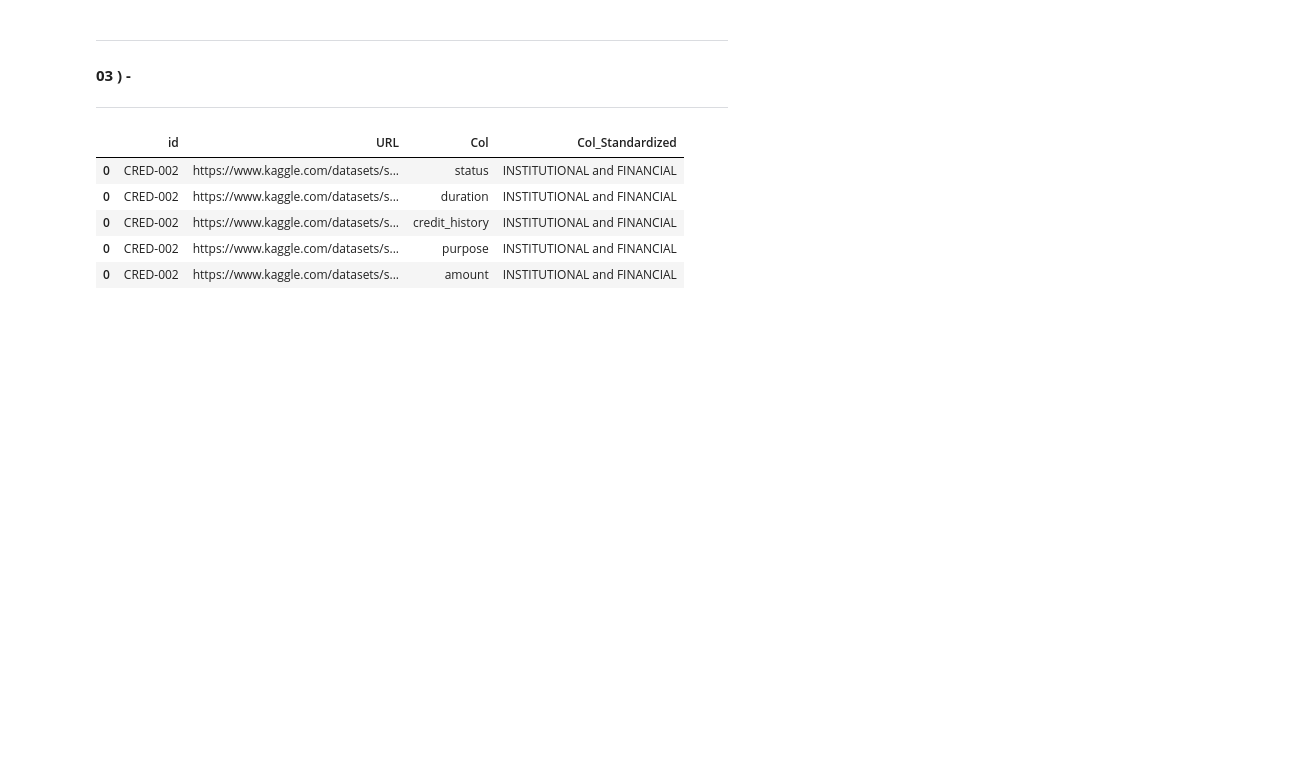
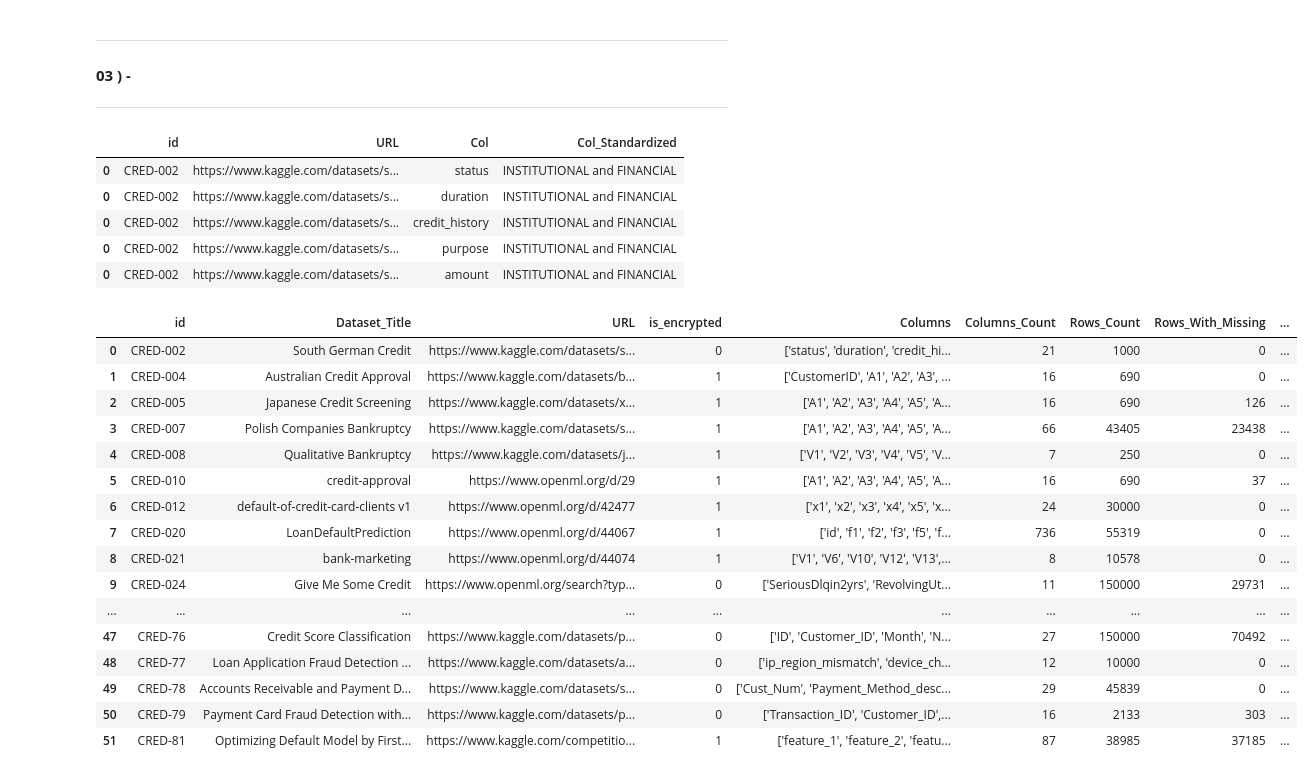
Before and after one commit to OfAndreS/CreditFairnessData, a Jupyter notebook: Notebooks/Scripts.ipynb, the cells around one changed output. Drawn from its saved outputs; the diff is of its cells as text; code cells hidden in the pictures; blank space fills up the shorter version.

```diff
--- a/Notebooks/Scripts.ipynb
+++ b/Notebooks/Scripts.ipynb
@@ -5,10 +5,9 @@ import json
 import ast
 import os
 # %%
-PATHSAVECSV = '../Data/PosProcessed/csv/'
-PATHLOAD = '../Data/PreProcessed/'
-PATHJSON = '../Data/Raw/VarDict_v2.json'
-PATHRAW = '../Data/Raw/'
+PREPATH = '../Data/PreProcessed/'
+POSPATH = '../Data/PosProcessed/'
+CLASSPATH = '../Data/Classification/'
 # %% [markdown]
 ---
 
@@ -205,3 +204,23 @@ tabela_final.head()
 | 0 | CRED-002 | https://www.kaggle.com/datasets/s... | credit_history | INSTITUTIONAL and FINANCIAL |
 | 0 | CRED-002 | https://www.kaggle.com/datasets/s... | purpose | INSTITUTIONAL and FINANCIAL |
 | 0 | CRED-002 | https://www.kaggle.com/datasets/s... | amount | INSTITUTIONAL and FINANCIAL |
+# %%
+pd.read_excel(os.path.join(PATHLOAD, '06_Datasets.xlsx'))
+# %% [output]
+|  | id | Dataset_Title | URL | is_encrypted | Columns | Columns_Count | Rows_Count | Rows_With_Missing | ... |
+| 0 | CRED-002 | South German Credit | https://www.kaggle.com/datasets/s... | 0 | ['status', 'duration', 'credit_hi... | 21 | 1000 | 0 | ... |
+| 1 | CRED-004 | Australian Credit Approval | https://www.kaggle.com/datasets/b... | 1 | ['CustomerID', 'A1', 'A2', 'A3', ... | 16 | 690 | 0 | ... |
+| 2 | CRED-005 | Japanese Credit Screening | https://www.kaggle.com/datasets/x... | 1 | ['A1', 'A2', 'A3', 'A4', 'A5', 'A... | 16 | 690 | 126 | ... |
+| 3 | CRED-007 | Polish Companies Bankruptcy | https://www.kaggle.com/datasets/s... | 1 | ['A1', 'A2', 'A3', 'A4', 'A5', 'A... | 66 | 43405 | 23438 | ... |
+| 4 | CRED-008 | Qualitative Bankruptcy | https://www.kaggle.com/datasets/j... | 1 | ['V1', 'V2', 'V3', 'V4', 'V5', 'V... | 7 | 250 | 0 | ... |
+| 5 | CRED-010 | credit-approval | https://www.openml.org/d/29 | 1 | ['A1', 'A2', 'A3', 'A4', 'A5', 'A... | 16 | 690 | 37 | ... |
+| 6 | CRED-012 | default-of-credit-card-clients v1 | https://www.openml.org/d/42477 | 1 | ['x1', 'x2', 'x3', 'x4', 'x5', 'x... | 24 | 30000 | 0 | ... |
+| 7 | CRED-020 | LoanDefaultPrediction | https://www.openml.org/d/44067 | 1 | ['id', 'f1', 'f2', 'f3', 'f5', 'f... | 736 | 55319 | 0 | ... |
+| 8 | CRED-021 | bank-marketing | https://www.openml.org/d/44074 | 1 | ['V1', 'V6', 'V10', 'V12', 'V13',... | 8 | 10578 | 0 | ... |
+| 9 | CRED-024 | Give Me Some Credit | https://www.openml.org/search?typ... | 0 | ['SeriousDlqin2yrs', 'RevolvingUt... | 11 | 150000 | 29731 | ... |
+| ... | ... | ... | ... | ... | ... | ... | ... | ... | ... |
+| 47 | CRED-76 | Credit Score Classification | https://www.kaggle.com/datasets/p... | 0 | ['ID', 'Customer_ID', 'Month', 'N... | 27 | 150000 | 70492 | ... |
+| 48 | CRED-77 | Loan Application Fraud Detection ... | https://www.kaggle.com/datasets/a... | 0 | ['ip_region_mismatch', 'device_ch... | 12 | 10000 | 0 | ... |
+| 49 | CRED-78 | Accounts Receivable and Payment D... | https://www.kaggle.com/datasets/s... | 0 | ['Cust_Num', 'Payment_Method_desc... | 29 | 45839 | 0 | ... |
+| 50 | CRED-79 | Payment Card Fraud Detection with... | https://www.kaggle.com/datasets/p... | 0 | ['Transaction_ID', 'Customer_ID',... | 16 | 2133 | 303 | ... |
+| 51 | CRED-81 | Optimizing Default Model by First... | https://www.kaggle.com/competitio... | 1 | ['feature_1', 'feature_2', 'featu... | 87 | 38985 | 37185 | ... |
```
Also changed, not shown: parts of 1 cell of this notebook, 34 other files.
